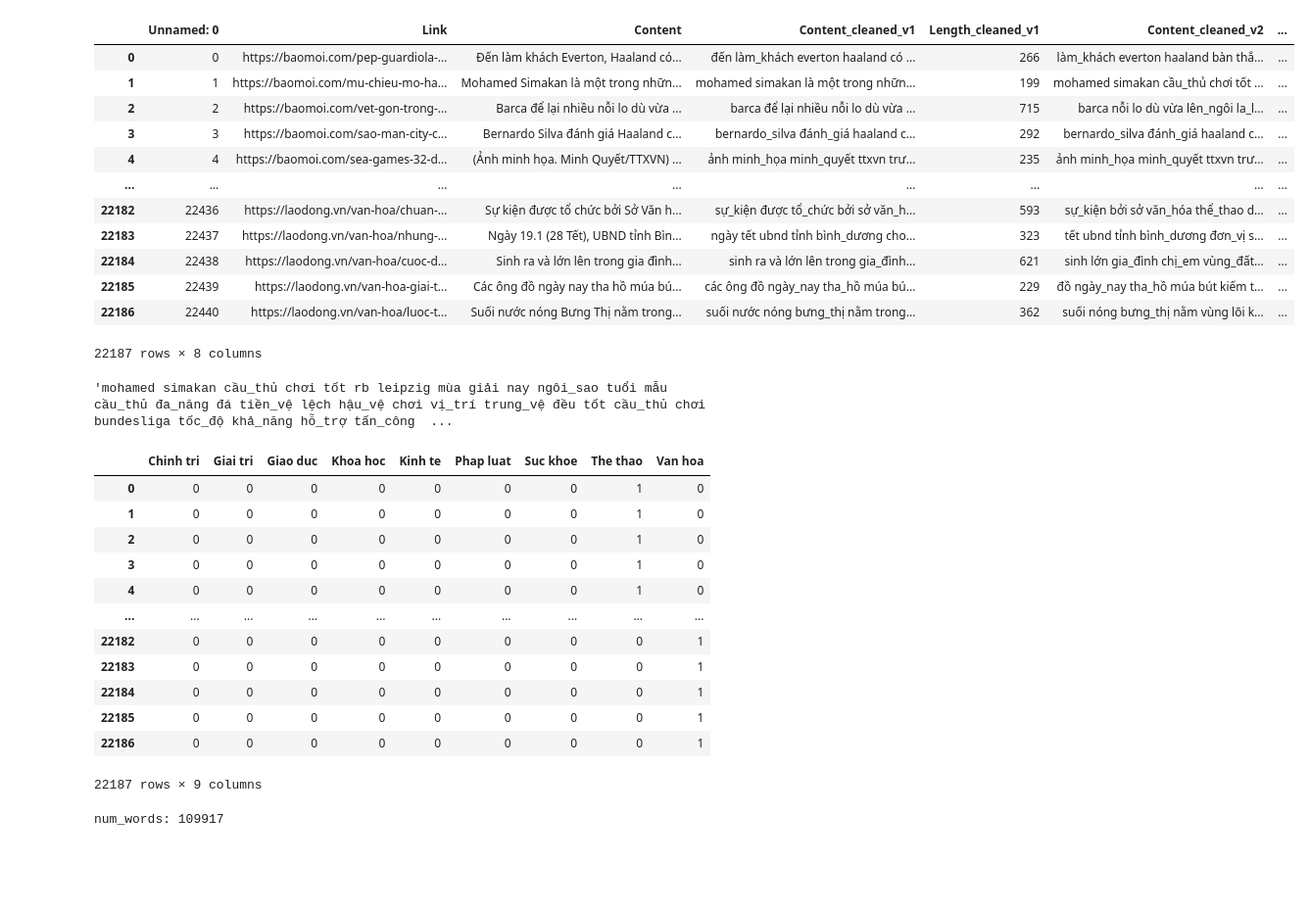
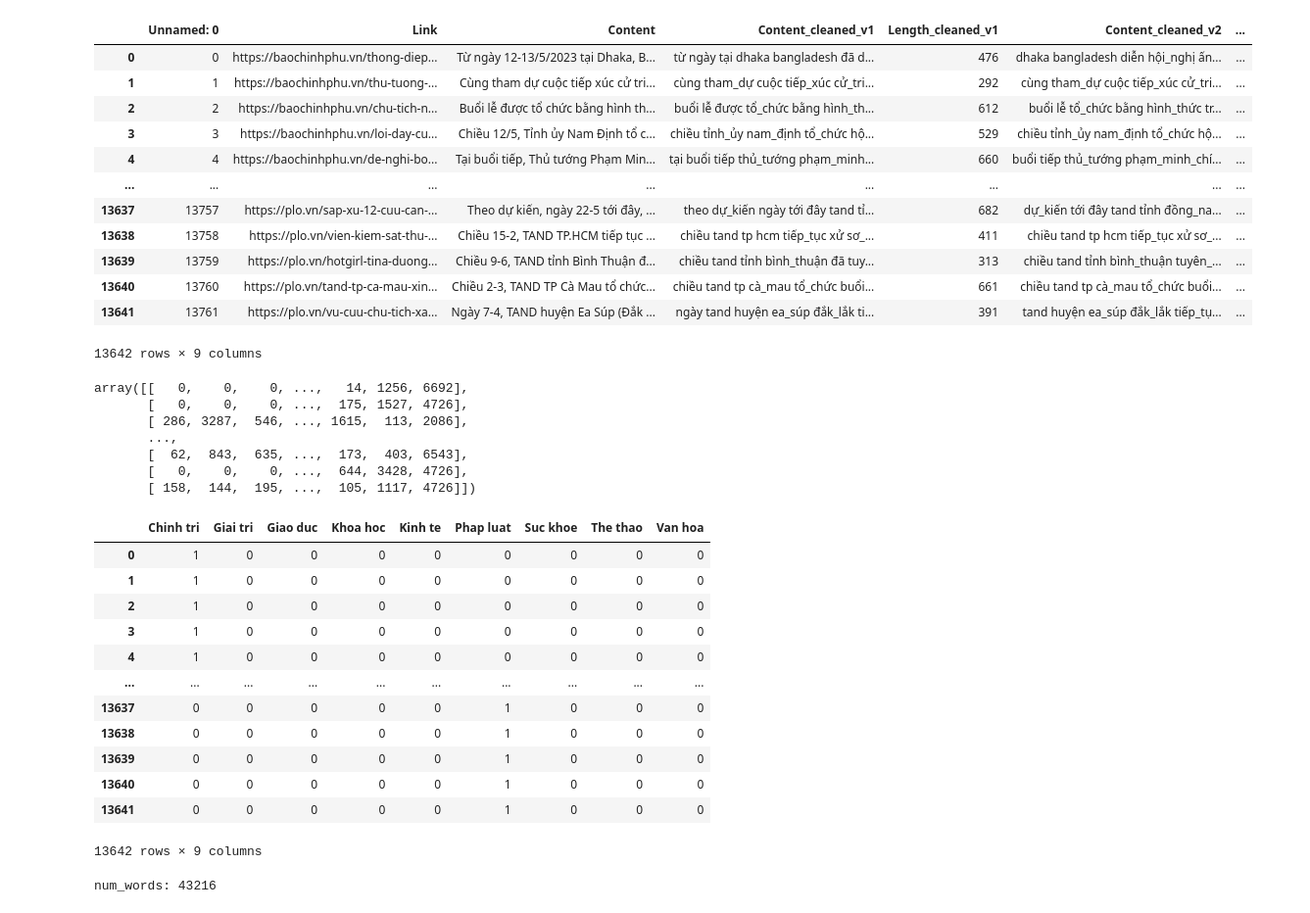
Before and after one commit to duytrandev/DATN, a Jupyter notebook: Classification/DL/LSTM.ipynb, the cells around one changed output. Shown at 98% size. Saved outputs shown, nothing was run; the diff lists cells and outputs as text; code cells hidden in the pictures; blank space fills up the shorter version.

```diff
--- a/Classification/DL/LSTM.ipynb
+++ b/Classification/DL/LSTM.ipynb
@@ -1,24 +1,21 @@
 # %%
 import pandas as pd
-dataset = pd.read_csv("../../Data/cleaned_v2.csv")
+import numpy as np
+dataset = pd.read_csv("../../Data/cleaned_v4.csv")
 dataset
 # %% [output]
 |  | Unnamed: 0 | Link | Content | Content_cleaned_v1 | Length_cleaned_v1 | Content_cleaned_v2 | ... |
-| 0 | 0 | https://baomoi.com/pep-guardiola-... | Đến làm khách Everton, Haaland có... | đến làm_khách everton haaland có ... | 266 | làm_khách everton haaland bàn thắ... | ... |
-| 1 | 1 | https://baomoi.com/mu-chieu-mo-ha... | Mohamed Simakan là một trong nhữn... | mohamed simakan là một trong nhữn... | 199 | mohamed simakan cầu_thủ chơi tốt ... | ... |
-| 2 | 2 | https://baomoi.com/vet-gon-trong-... | Barca để lại nhiều nỗi lo dù vừa ... | barca để lại nhiều nỗi lo dù vừa ... | 715 | barca nỗi lo dù vừa lên_ngôi la_l... | ... |
-| 3 | 3 | https://baomoi.com/sao-man-city-c... | Bernardo Silva đánh giá Haaland c... | bernardo_silva đánh_giá haaland c... | 292 | bernardo_silva đánh_giá haaland c... | ... |
-| 4 | 4 | https://baomoi.com/sea-games-32-d... | (Ảnh minh họa. Minh Quyết/TTXVN) ... | ảnh minh_họa minh_quyết ttxvn trư... | 235 | ảnh minh_họa minh_quyết ttxvn trư... | ... |
+| 0 | 0 | https://baochinhphu.vn/thong-diep... | Từ ngày 12-13/5/2023 tại Dhaka, B... | từ ngày tại dhaka bangladesh đã d... | 476 | dhaka bangladesh diễn hội_nghị ấn... | ... |
+| 1 | 1 | https://baochinhphu.vn/thu-tuong-... | Cùng tham dự cuộc tiếp xúc cử tri... | cùng tham_dự cuộc tiếp_xúc cử_tri... | 292 | cùng tham_dự cuộc tiếp_xúc cử_tri... | ... |
+| 2 | 2 | https://baochinhphu.vn/chu-tich-n... | Buổi lễ được tổ chức bằng hình th... | buổi lễ được tổ_chức bằng hình_th... | 612 | buổi lễ tổ_chức bằng hình_thức tr... | ... |
+| 3 | 3 | https://baochinhphu.vn/loi-day-cu... | Chiều 12/5, Tỉnh ủy Nam Định tổ c... | chiều tỉnh_ủy nam_định tổ_chức hộ... | 529 | chiều tỉnh_ủy nam_định tổ_chức hộ... | ... |
+| 4 | 4 | https://baochinhphu.vn/de-nghi-bo... | Tại buổi tiếp, Thủ tướng Phạm Min... | tại buổi tiếp thủ_tướng phạm_minh... | 660 | buổi tiếp thủ_tướng phạm_minh_chí... | ... |
 | ... | ... | ... | ... | ... | ... | ... | ... |
-| 22182 | 22436 | https://laodong.vn/van-hoa/chuan-... | Sự kiện được tổ chức bởi Sở Văn h... | sự_kiện được tổ_chức bởi sở văn_h... | 593 | sự_kiện bởi sở văn_hóa thể_thao d... | ... |
-| 22183 | 22437 | https://laodong.vn/van-hoa/nhung-... | Ngày 19.1 (28 Tết), UBND tỉnh Bìn... | ngày tết ubnd tỉnh bình_dương cho... | 323 | tết ubnd tỉnh bình_dương đơn_vị s... | ... |
-| 22184 | 22438 | https://laodong.vn/van-hoa/cuoc-d... | Sinh ra và lớn lên trong gia đình... | sinh ra và lớn lên trong gia_đình... | 621 | sinh lớn gia_đình chị_em vùng_đất... | ... |
-| 22185 | 22439 | https://laodong.vn/van-hoa-giai-t... | Các ông đồ ngày nay tha hồ múa bú... | các ông đồ ngày_nay tha_hồ múa bú... | 229 | đồ ngày_nay tha_hồ múa bút kiếm t... | ... |
-| 22186 | 22440 | https://laodong.vn/van-hoa/luoc-t... | Suối nước nóng Bưng Thị nằm trong... | suối nước nóng bưng_thị nằm trong... | 362 | suối nóng bưng_thị nằm vùng lõi k... | ... |
+| 13637 | 13757 | https://plo.vn/sap-xu-12-cuu-can-... | Theo dự kiến, ngày 22-5 tới đây, ... | theo dự_kiến ngày tới đây tand tỉ... | 682 | dự_kiến tới đây tand tỉnh đồng_na... | ... |
+| 13638 | 13758 | https://plo.vn/vien-kiem-sat-thu-... | Chiều 15-2, TAND TP.HCM tiếp tục ... | chiều tand tp hcm tiếp_tục xử sơ_... | 411 | chiều tand tp hcm tiếp_tục xử sơ_... | ... |
+| 13639 | 13759 | https://plo.vn/hotgirl-tina-duong... | Chiều 9-6, TAND tỉnh Bình Thuận đ... | chiều tand tỉnh bình_thuận đã tuy... | 313 | chiều tand tỉnh bình_thuận tuyên_... | ... |
+| 13640 | 13760 | https://plo.vn/tand-tp-ca-mau-xin... | Chiều 2-3, TAND TP Cà Mau tổ chức... | chiều tand tp cà_mau tổ_chức buổi... | 661 | chiều tand tp cà_mau tổ_chức buổi... | ... |
+| 13641 | 13761 | https://plo.vn/vu-cuu-chu-tich-xa... | Ngày 7-4, TAND huyện Ea Súp (Đắk ... | ngày tand huyện ea_súp đắk_lắk ti... | 391 | tand huyện ea_súp đắk_lắk tiếp_tụ... | ... |
-22187 rows × 8 columns
+13642 rows × 9 columns
-# %%
-dataset['Content_cleaned_v2'].iloc[1]
-# %% [output]
-'mohamed simakan cầu_thủ chơi tốt rb leipzig mùa giải nay ngôi_sao tuổi mẫu cầu_thủ đa_năng đá tiền_vệ lệch hậu_vệ chơi vị_trí trung_vệ đều tốt cầu_thủ chơi bundesliga tốc_độ khả_năng hỗ_trợ tấn_công  ...
 # %%
 from gensim.models import Word2Vec, KeyedVectors
@@ -42,36 +40,46 @@ maxlen = 500
 X = sequence.pad_sequences(sequences, maxlen=maxlen)
 Y = pd.get_dummies(dataset['Label'])
+# %%
+X[:10]
+# %% [output]
+array([[   0,    0,    0, ...,   14, 1256, 6692],
+       [   0,    0,    0, ...,  175, 1527, 4726],
+       [ 286, 3287,  546, ..., 1615,  113, 2086],
+       ...,
+       [  62,  843,  635, ...,  173,  403, 6543],
+       [   0,    0,    0, ...,  644, 3428, 4726],
+       [ 158,  144,  195, ...,  105, 1117, 4726]])
 # %%
 Y
 # %% [output]
 |  | Chinh tri | Giai tri | Giao duc | Khoa hoc | Kinh te | Phap luat | Suc khoe | The thao | Van hoa |
-| 0 | 0 | 0 | 0 | 0 | 0 | 0 | 0 | 1 | 0 |
-| 1 | 0 | 0 | 0 | 0 | 0 | 0 | 0 | 1 | 0 |
-| 2 | 0 | 0 | 0 | 0 | 0 | 0 | 0 | 1 | 0 |
-| 3 | 0 | 0 | 0 | 0 | 0 | 0 | 0 | 1 | 0 |
-| 4 | 0 | 0 | 0 | 0 | 0 | 0 | 0 | 1 | 0 |
+| 0 | 1 | 0 | 0 | 0 | 0 | 0 | 0 | 0 | 0 |
+| 1 | 1 | 0 | 0 | 0 | 0 | 0 | 0 | 0 | 0 |
+| 2 | 1 | 0 | 0 | 0 | 0 | 0 | 0 | 0 | 0 |
+| 3 | 1 | 0 | 0 | 0 | 0 | 0 | 0 | 0 | 0 |
+| 4 | 1 | 0 | 0 | 0 | 0 | 0 | 0 | 0 | 0 |
 | ... | ... | ... | ... | ... | ... | ... | ... | ... | ... |
-| 22182 | 0 | 0 | 0 | 0 | 0 | 0 | 0 | 0 | 1 |
-| 22183 | 0 | 0 | 0 | 0 | 0 | 0 | 0 | 0 | 1 |
-| 22184 | 0 | 0 | 0 | 0 | 0 | 0 | 0 | 0 | 1 |
-| 22185 | 0 | 0 | 0 | 0 | 0 | 0 | 0 | 0 | 1 |
-| 22186 | 0 | 0 | 0 | 0 | 0 | 0 | 0 | 0 | 1 |
+| 13637 | 0 | 0 | 0 | 0 | 0 | 1 | 0 | 0 | 0 |
+| 13638 | 0 | 0 | 0 | 0 | 0 | 1 | 0 | 0 | 0 |
+| 13639 | 0 | 0 | 0 | 0 | 0 | 1 | 0 | 0 | 0 |
+| 13640 | 0 | 0 | 0 | 0 | 0 | 1 | 0 | 0 | 0 |
+| 13641 | 0 | 0 | 0 | 0 | 0 | 1 | 0 | 0 | 0 |
-22187 rows × 9 columns
+13642 rows × 9 columns
 # %%
 import numpy as np
 notin = []
-embedding_dim = 300
+embedding_dim = 128
 word_index = tokenizer.word_index
 num_words = len(word_index) + 1
 embedding_matrix = np.zeros((num_words, embedding_dim))
 print('num_words:', num_words)
 for word, i in word_index.items():
-    if word in w2v.key_to_index:
-            embedding_matrix[i] = w2v[word]
+    if word in w2v.wv.key_to_index:
+            embedding_matrix[i] = w2v.wv[word]
     else:
         notin.append(word)
 # %% [output]
-num_words: 109917
+num_words: 43216
 # %%
 len([i for i in embedding_matrix if np.mean(i) != 0]), len(notin)
 # %% [output]
```
Also changed, not shown: parts of 59 cells of this notebook, 10 other files.
